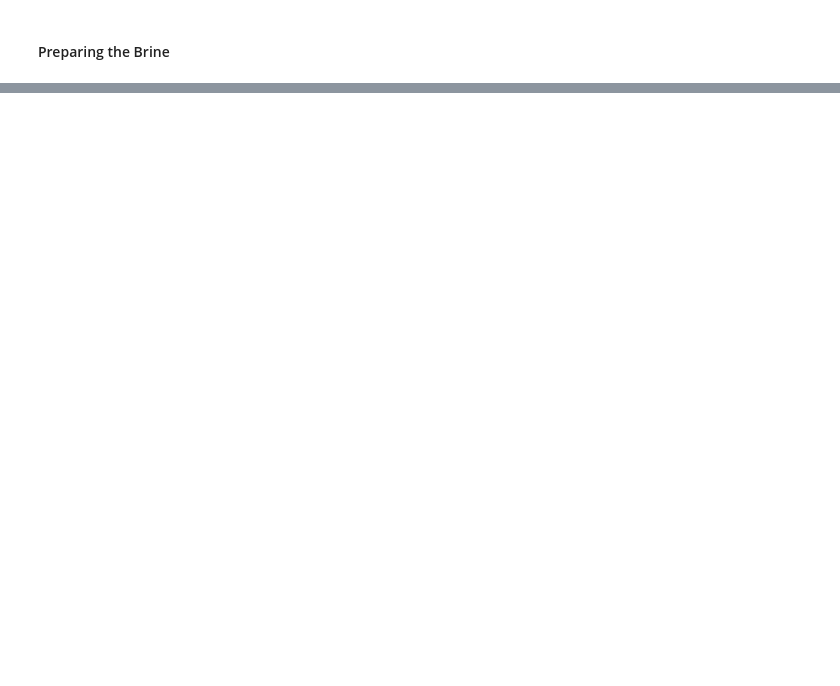
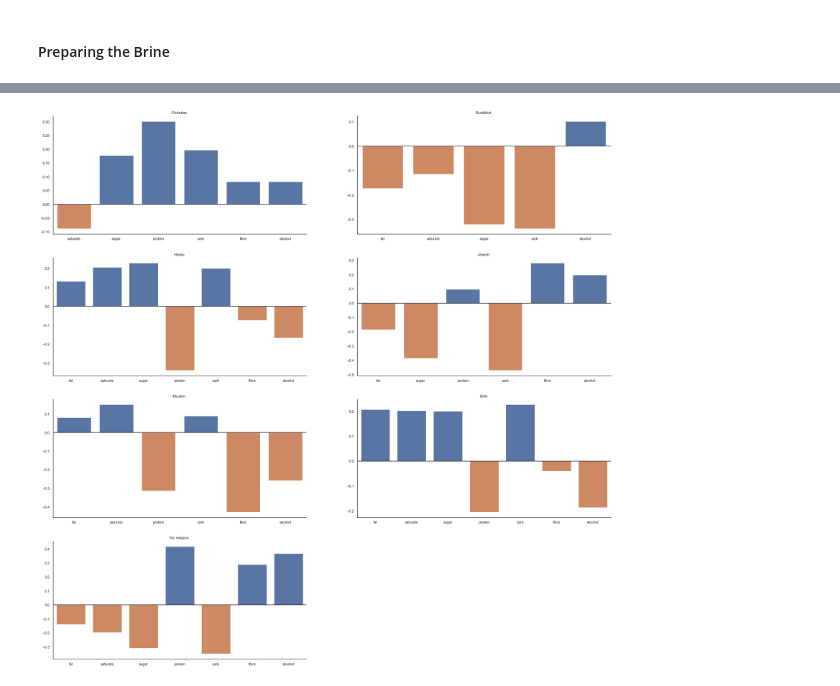
Before and after one commit to epfl-ada/ada-2020-project-milestone-p3-p3_binging_with_babbage, a Jupyter notebook: Project.ipynb, the cells around one changed output, grey strips where cells are left out. Cells and saved outputs as stored; diff of their text form; code cells hidden in the pictures; blank space fills up the shorter version.

Commit message:
Created first Correlation Analysis and performed OLS on some attributes.

```diff
--- a/Project.ipynb
+++ b/Project.ipynb
@@ -20,0 +182,23 @@ import geopandas as gpd
+# %%
+fig, ax = plt.subplots(figsize = (20,10))
+
+g = sns.lineplot(data = osward_months.groupby(by = "month").sum()[nutrients], ax = ax)
+plt.show()
+# %%
+with sns.axes_style("white"):
+
+    f, axes = plt.subplots(3, 2, figsize=(30, 30))
+    axes = axes.flatten()
+
+    for ax, eth in zip(axes,ethnicities):
+        correl = [(nutr, stats.spearmanr(a = lsoa_combined_year[eth], b = lsoa_combined_year[nutr]).correlation) for nutr in nutrients if stats.spearmanr(a = lsoa_combined_year[eth], b = lsoa_combined_year[nutr]).pvalue < 0.05]
+        colors = [0 if c[1] >= 0 else 1 for c in correl]
+        sns.barplot(x= [x[0].split("_")[1] for x in correl], y=[x[1] for x in correl], hue=colors, palette=sns.color_palette(), dodge=False, ax = ax)
+        ax.axhline(0, ls='-', c = 'k')
+        ax.get_legend().remove()
+        ax.set_title(eth.split("perc")[0].replace("_", " "))
+
+    sns.despine(top = True, right = True)
+    axes[-1].set_visible(False)
+
+plt.show()
@@ -20,0 +207,20 @@ import geopandas as gpd
+# %%
+with sns.axes_style("white"):
+
+    f, axes = plt.subplots(4, 2, figsize=(30, 30))
+    axes = axes.flatten()
+
+    for ax, faith in zip(axes,religions):
+        correl = [(nutr, stats.spearmanr(a = lsoa_combined_year[faith], b = lsoa_combined_year[nutr]).correlation) for nutr in nutrients if stats.spearmanr(a = lsoa_combined_year[faith], b = lsoa_combined_year[nutr]).pvalue < 0.05]
+        colors = [0 if c[1] >= 0 else 1 for c in correl]
+        sns.barplot(x= [x[0].split("_")[1] for x in correl], y=[x[1] for x in correl], hue=colors, palette=sns.color_palette(), dodge=False, ax = ax)
+        ax.axhline(0, ls='-', c = 'k')
+        ax.get_legend().remove()
+        ax.set_title(faith.split("perc")[0].replace("_", " "))
+
+    sns.despine(top = True, right = True)
+    axes[-1].set_visible(False)
+
+plt.show()
+# %% [output]
+[figure, added]
```
Also changed, not shown: parts of 18 cells of this notebook.
